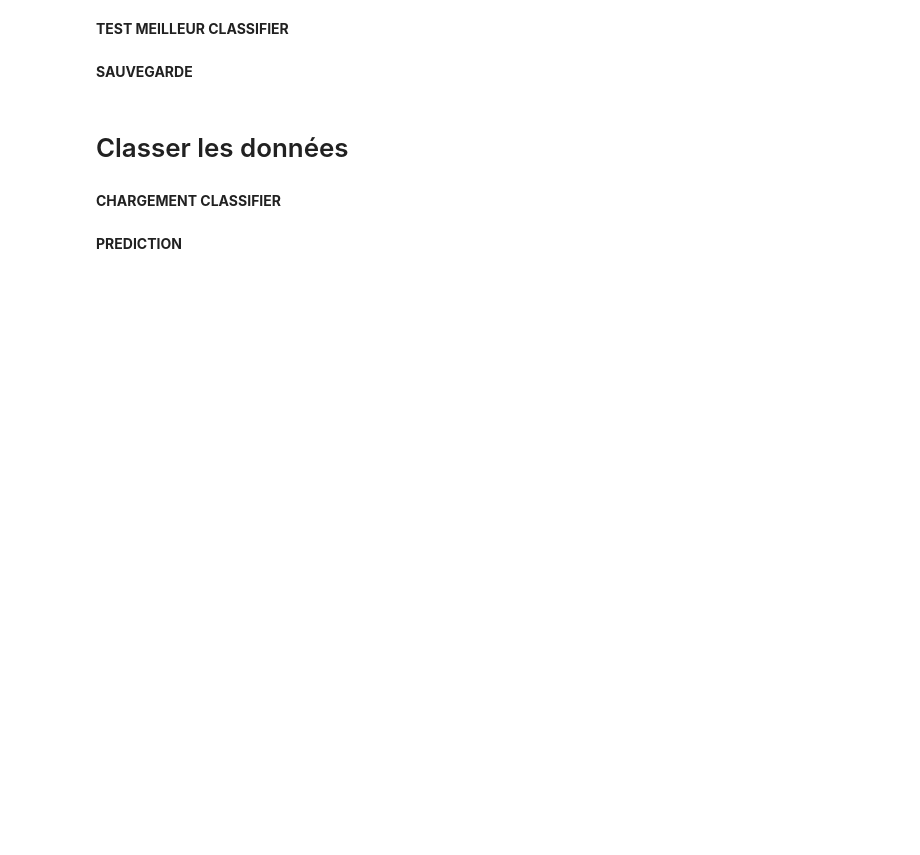
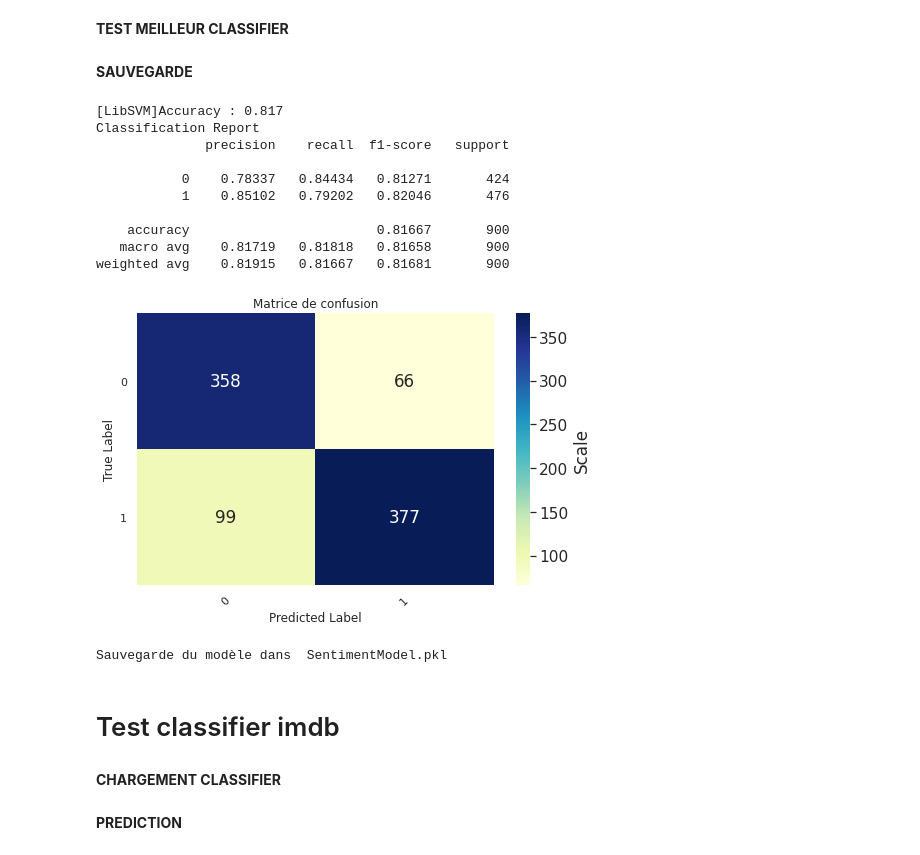
Before and after one commit to baptistechev/TER_L3_GAN, a Jupyter notebook: Experimentation.ipynb, the cells around one changed output. Drawn from its saved outputs; the diff is of its cells as text; code cells hidden in the pictures; blank space fills up the shorter version.

```diff
--- a/Experimentation.ipynb
+++ b/Experimentation.ipynb
@@ -66,14 +75,13 @@ from CleanText2 import *
 # %% [markdown]
 **DONNÉES D'ENTRAINEMENT**
 # %%
-# df_train = pd.read_csv("movie_data.csv", names=['sentence','sentiment'], header=0,sep=',', encoding='utf8')
-df_train = pd.read_csv("ReviewsLabelled.csv", names=['sentence','sentiment','source'], header=0,sep='\t', encoding='utf8')
+df_imdb = pd.read_csv("ReviewsLabelled.csv", names=['sentence','sentiment','source'], header=0,sep='\t', encoding='utf8')
 
 print ("les 10 premières lignes du fichier :")
-display(df_train[0:10])
-print ("la taille du fichier : ", df_train.shape)
-print ("le nombre d'avis différents : \n",df_train['sentiment'].value_counts(),'\n')
-print ("Un exemple d'avis \n",df_train['sentence'][0],'\n')
+display(df_imdb[0:10])
+print ("la taille du fichier : ", df_imdb.shape)
+print ("le nombre d'avis différents : \n",df_imdb['sentiment'].value_counts(),'\n')
+print ("Un exemple d'avis \n",df_imdb['sentence'][0],'\n')
 # %% [output]
 les 10 premières lignes du fichier :
 |  | sentence | sentiment | source |
@@ -319,35 +225,48 @@ for result in allresults:
 **SAUVEGARDE**
 # %%
 # selection des données
-X=df_train.sentence
-y=df_train.sentiment
+X=df_imdb.sentence
+y=df_imdb.sentiment
 
 #Cross validation
 # Création d'un jeu d'apprentissage et de test
 trainsize=0.7 # 70% pour le jeu d'apprentissage, il reste 30% du jeu de données pour le test
 
 testsize= 0.3
 seed=30
 X_train,X_test,y_train,y_test=train_test_split(X,
                                                y,
                                                train_size=trainsize,
                                                random_state=seed,
                                                test_size=testsize)
 
 pipeline=Pipeline([("cleaner", TextNormalizer()),
                    ("tfidf", TfidfVectorizer(lowercase='True')),
                    ('svm', SVC(C=1, gamma=1,kernel='rbf', verbose=True))])
 
 pipeline.fit(X_train,y_train)
 
 y_pred = pipeline.predict(X_test)
 MyshowAllScores(y_test,y_pred)
 
 filename='SentimentModel.pkl'
 print("Sauvegarde du modèle dans ", filename)
 pickle.dump(pipeline, open(filename, "wb"))
+# %% [output]
+[LibSVM]Accuracy : 0.817
+Classification Report
+              precision    recall  f1-score   support
+
+           0    0.78337   0.84434   0.81271       424
+           1    0.85102   0.79202   0.82046       476
+
+    accuracy                        0.81667       900
+   macro avg    0.81719   0.81818   0.81658       900
+weighted avg    0.81915   0.81667   0.81681       900
+[figure, added]
+Sauvegarde du modèle dans  SentimentModel.pkl
-# %% [markdown]
-# Classer les données
+# %% [markdown]
+# Test classifier imdb
 # %% [markdown]
 **CHARGEMENT CLASSIFIER**
 # %%
```
Also changed, not shown: parts of 39 cells of this notebook, 1 other file.
